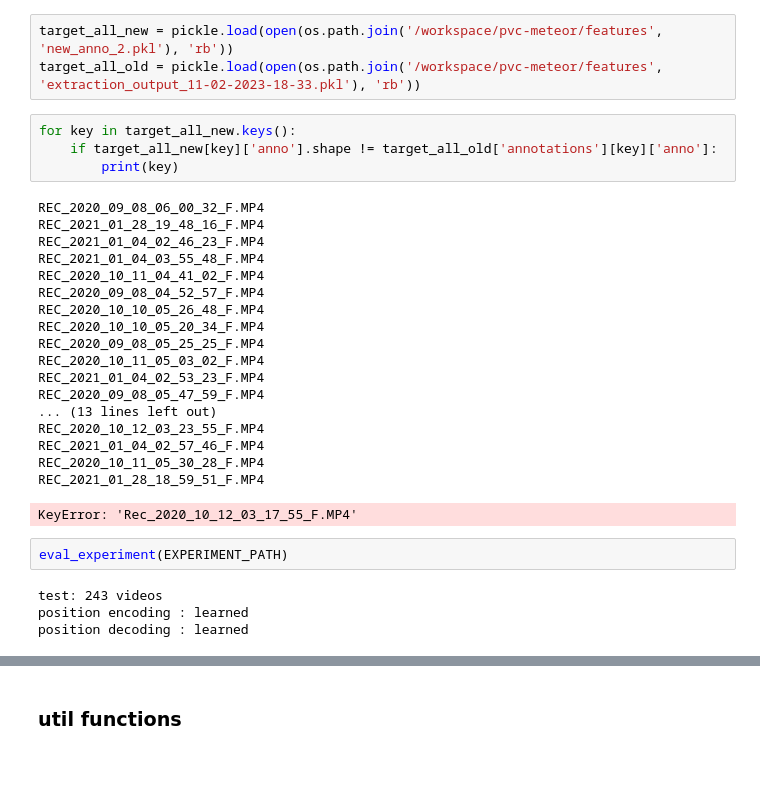
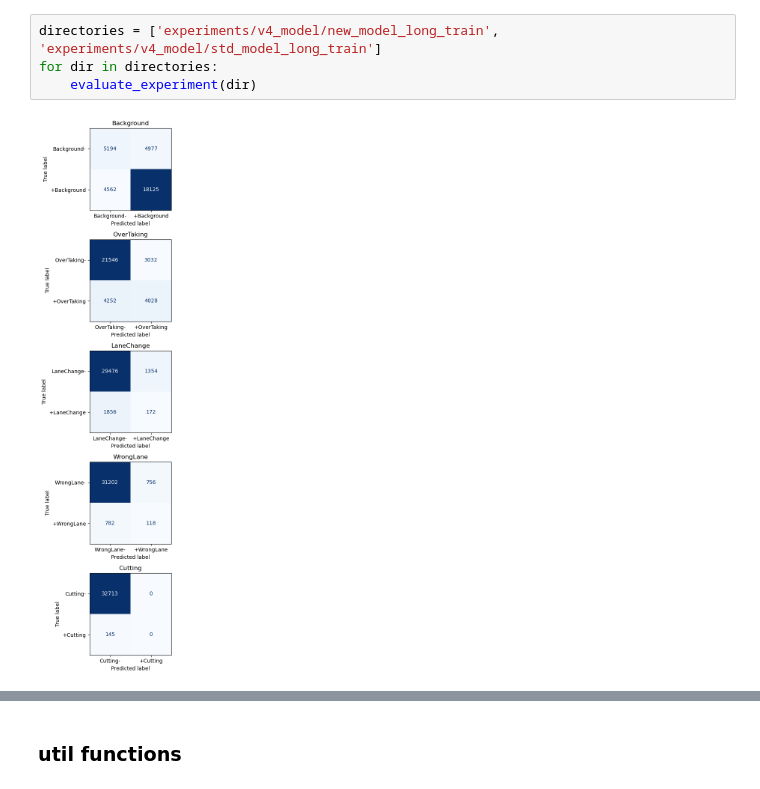
Before and after one commit to unofficial-Jona/assessing_ADB, a Jupyter notebook: OadTR/custom_eval.ipynb, the cells around one changed output, grey strips where cells are left out. Cells and saved outputs as stored; diff of their text form.

Commit message:
experiments OadTR_v3 vs. v4, colar old vs new

```diff
--- a/OadTR/custom_eval.ipynb
+++ b/OadTR/custom_eval.ipynb
@@ -24,35 +23,9 @@ CHECKPOINT = 'DEFAULT'
 os.getcwd()
 # %% [output]
 '/workspace/persistent/thesis/OadTR'
-# %%
-target_all_new = pickle.load(open(os.path.join('/workspace/pvc-meteor/features', 'new_anno_2.pkl'), 'rb'))
-target_all_old = pickle.load(open(os.path.join('/workspace/pvc-meteor/features', 'extraction_output_11-02-2023-18-33.pkl'), 'rb'))
-# %%
-for key in target_all_new.keys():
-    if target_all_new[key]['anno'].shape != target_all_old['annotations'][key]['anno']:
-        print(key)
-# %% [output]
-REC_2020_09_08_06_00_32_F.MP4
-REC_2021_01_28_19_48_16_F.MP4
-REC_2021_01_04_02_46_23_F.MP4
-REC_2021_01_04_03_55_48_F.MP4
-REC_2020_10_11_04_41_02_F.MP4
-REC_2020_09_08_04_52_57_F.MP4
-REC_2020_10_10_05_26_48_F.MP4
-REC_2020_10_10_05_20_34_F.MP4
-REC_2020_09_08_05_25_25_F.MP4
-REC_2020_10_11_05_03_02_F.MP4
-REC_2021_01_04_02_53_23_F.MP4
-REC_2020_09_08_05_47_59_F.MP4
-... (13 lines left out)
-REC_2020_10_12_03_23_55_F.MP4
-REC_2021_01_04_02_57_46_F.MP4
-REC_2020_10_11_05_30_28_F.MP4
-REC_2021_01_28_18_59_51_F.MP4
-KeyError: 'Rec_2020_10_12_03_17_55_F.MP4'
 # %%
-eval_experiment(EXPERIMENT_PATH)
+directories = ['experiments/v4_model/new_model_long_train', 'experiments/v4_model/std_model_long_train']
+for dir in directories:
+    evaluate_experiment(dir)
 # %% [output]
-test: 243 videos
-position encoding : learned
-position decoding : learned
+[figure, added]
```
Also changed, not shown: parts of 3 cells of this notebook, 59 other files.
